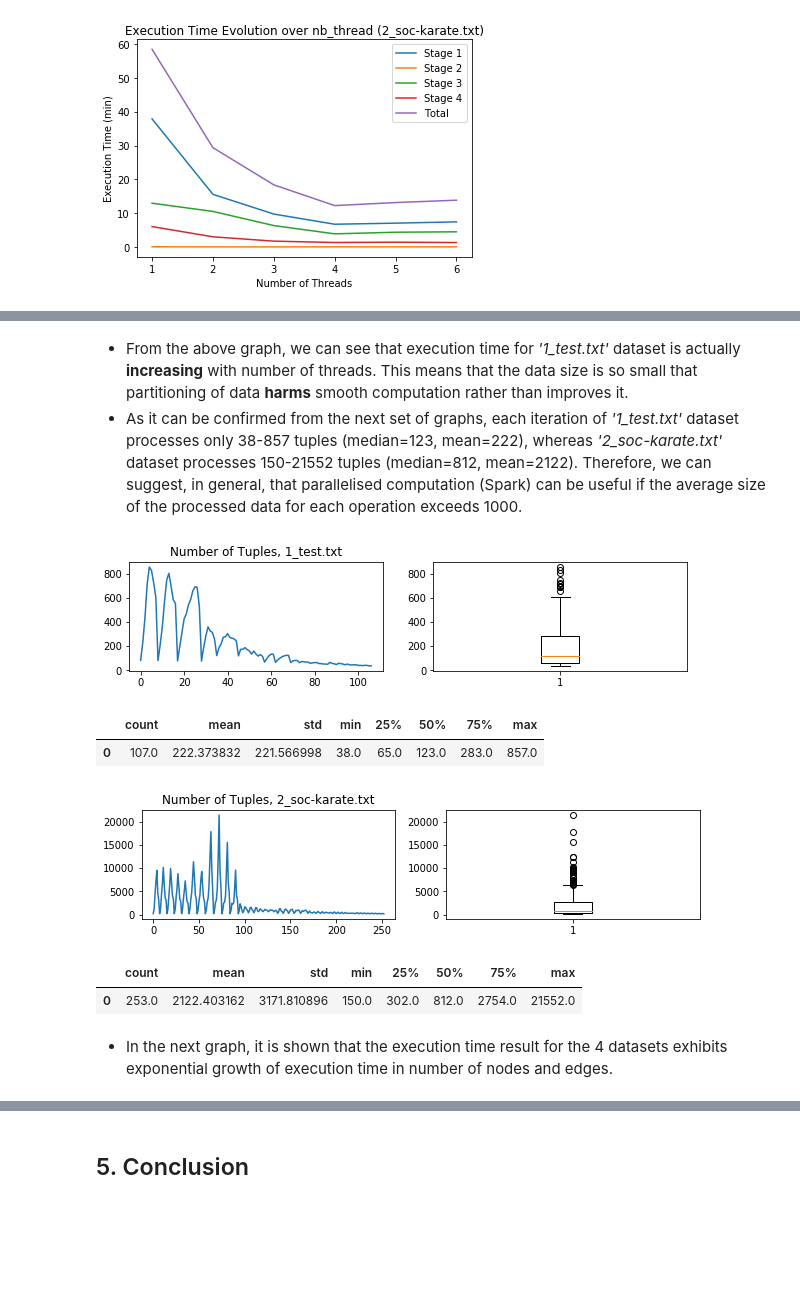
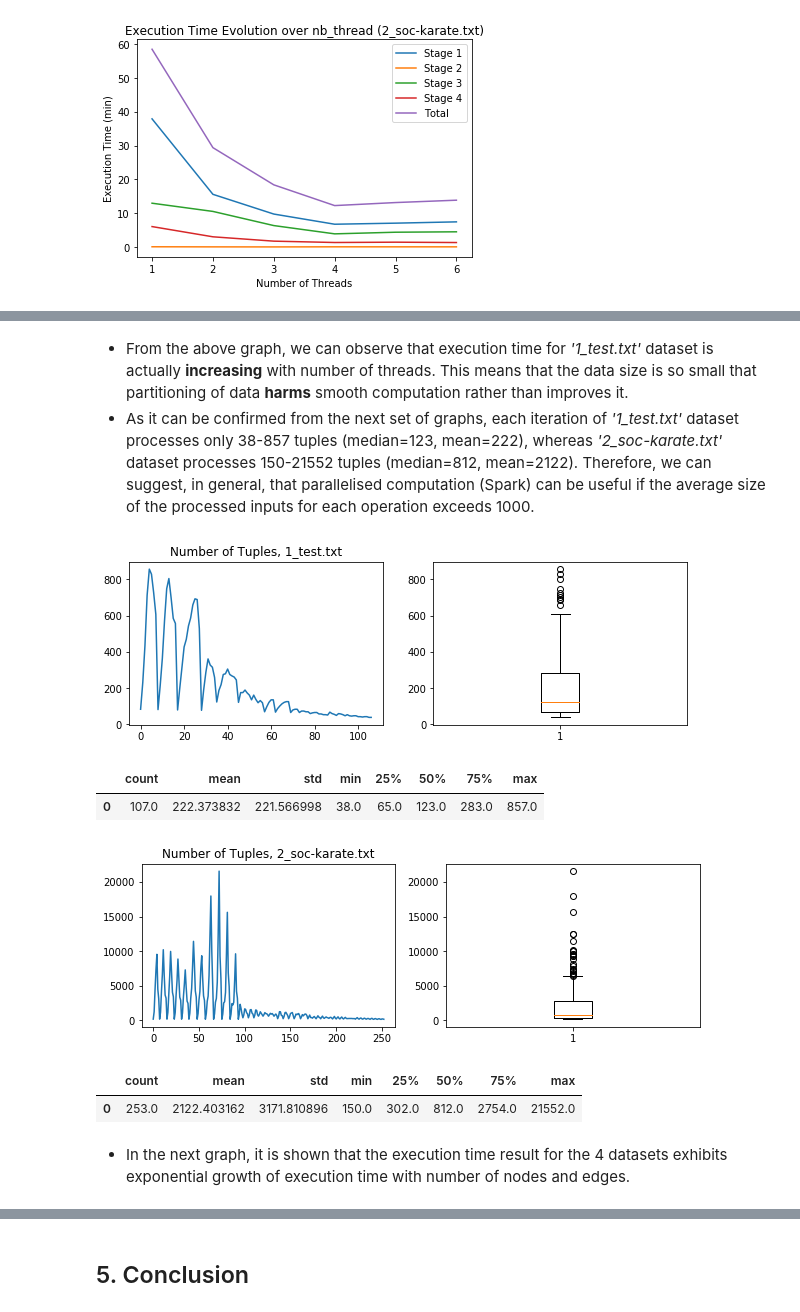
Before and after one commit to Yosuke-Ijiri/ELTDM-Project, a Jupyter notebook: ELTDM_Notebook.ipynb, the cells around one changed output, grey strips where cells are left out. Saved outputs shown, nothing was run; the diff lists cells and outputs as text; code cells hidden in the pictures; blank space fills up the shorter version.

```diff
--- a/ELTDM_Notebook.ipynb
+++ b/ELTDM_Notebook.ipynb
@@ -962,44 +954,44 @@ plt.xlabel("Number of Threads"), plt.ylabel("Execution Time (min)")
 [figure]
 # %% [markdown]
-- From the above graph, we can see that execution time for *'1_test.txt'* dataset is actually **increasing** with number of threads. This means that the data size is so small that partitioning of data **harms** smooth computation rather than improves it.
-- As it can be confirmed from the next set of graphs, each iteration of *'1_test.txt'* dataset processes only 38-857 tuples (median=123, mean=222), whereas *'2_soc-karate.txt'* dataset processes 150-21552 tuples (median=812, mean=2122). Therefore, we can suggest, in general, that parallelised computation (Spark) can be useful if the average size of the processed data for each operation exceeds 1000.
+- From the above graph, we can observe that execution time for *'1_test.txt'* dataset is actually **increasing** with number of threads. This means that the data size is so small that partitioning of data **harms** smooth computation rather than improves it.
+- As it can be confirmed from the next set of graphs, each iteration of *'1_test.txt'* dataset processes only 38-857 tuples (median=123, mean=222), whereas *'2_soc-karate.txt'* dataset processes 150-21552 tuples (median=812, mean=2122). Therefore, we can suggest, in general, that parallelised computation (Spark) can be useful if the average size of the processed inputs for each operation exceeds 1000.
 # %%
 nb_tup_hist_test = [83, 231, 435, 713, 857, 829, 727, 607, 81, 213, 365, 573, 749, 805, 701, 585, 557, 79, 199, 313,\
                     427, 469, 543, 587, 659, 693, 689, 529, 77, 191, 287, 361, 327, 315, 259, 123, 187, 219, 275, 279,\
                     305, 275, 267, 261, 245, 121, 175, 175, 189, 173, 161, 135, 161, 137, 119, 131, 119, 69, 97, 121,\
                     135, 135, 67, 87, 101, 113, 121, 125, 125, 65, 79, 83, 83, 65, 73, 73, 69, 69, 59, 63, 65, 65, 57,\
                     57, 53, 53, 51, 67, 59, 55, 49, 59, 57, 53, 47, 53, 47, 45, 47, 47, 42, 42, 40, 42, 42, 38, 38]
-plt.figure(figsize=(10, 2))
+plt.figure(figsize=(10, 3))
 plt.subplot(1,2,1)
 plt.title('Number of Tuples, 1_test.txt')
 plt.plot(nb_tup_hist_test);
 plt.subplot(1,2,2)
 plt.boxplot(nb_tup_hist_test);
 plt.show()
 
 arr1 = np.array(nb_tup_hist_test)
 display(pd.DataFrame(pd.Series(arr1.ravel()).describe()).transpose())
 
 nb_tup_hist_karate = nb_tup_hist
-plt.figure(figsize=(10, 2))
+plt.figure(figsize=(10, 3))
 plt.subplot(1,2,1)
 plt.title('Number of Tuples, 2_soc-karate.txt')
 plt.plot(nb_tup_hist_karate);
 plt.subplot(1,2,2)
 plt.boxplot(nb_tup_hist_karate);
 plt.show()
 
 arr2 = np.array(nb_tup_hist_karate)
 display(pd.DataFrame(pd.Series(arr2.ravel()).describe()).transpose())
 # %% [output]
-[figure, old version]
+[figure, new version]
 |  | count | mean | std | min | 25% | 50% | 75% | max |
 | 0 | 107.0 | 222.373832 | 221.566998 | 38.0 | 65.0 | 123.0 | 283.0 | 857.0 |
-[figure, old version]
+[figure, new version]
 |  | count | mean | std | min | 25% | 50% | 75% | max |
 | 0 | 253.0 | 2122.403162 | 3171.810896 | 150.0 | 302.0 | 812.0 | 2754.0 | 21552.0 |
 # %% [markdown]
-- In the next graph, it is shown that the execution time result for the 4 datasets exhibits exponential growth of execution time in number of nodes and edges.
+- In the next graph, it is shown that the execution time result for the 4 datasets exhibits exponential growth of execution time with number of nodes and edges.
 # %%
 plt.bar(['1_test\n(21, 31)', '2_soc-karate\n(34, 78)', '3_Test100\n(103, 239)', '4_soc-physicians\n(241, 923)'],
         [2.1/60, 10.0/60, 201.4/60, 4407.5/60])
```
Also changed, not shown: parts of 24 cells of this notebook, 1 other file.
